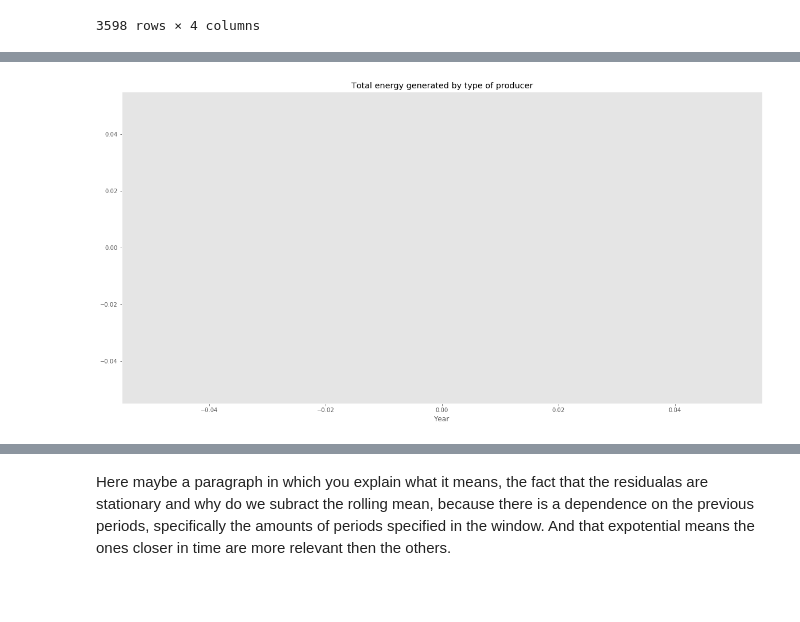
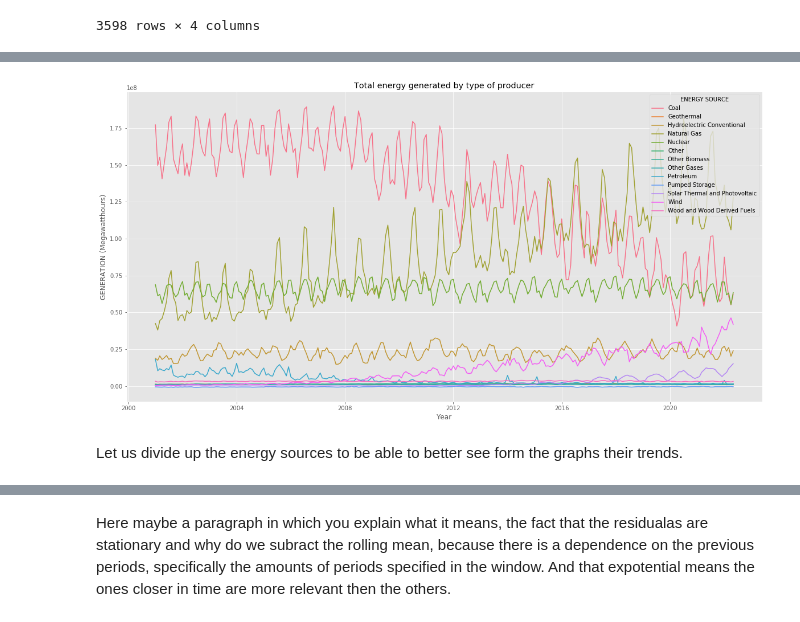
Before and after one commit to MNLKuzmin/USEnergy_Generation, a Jupyter notebook: TimeseriesNotebook.ipynb, the cells around one changed output, grey strips where cells are left out. Drawn from its saved outputs; the diff is of its cells as text; code cells hidden in the pictures; blank space fills up the shorter version.

```diff
--- a/TimeseriesNotebook.ipynb
+++ b/TimeseriesNotebook.ipynb
@@ -343,17 +270,18 @@ US_source['GENERATION (Megawatthours)'].plot();
+# %%
+US_source=US_source[(US_source['ENERGY SOURCE']!='Total')]
 # %%
-#Figsize
 plt.figure(figsize=(20,10))
 #Seaborn style
-#sns.color_palette("tab10")
+sns.color_palette("tab10")
 #Plot - using mdates for correct datetime format
-#sns.scatterplot(data=US_source,
-#                x="date",y="Generation (Megawatthours)",hue="ENERGY SOURCE").xaxis.set_major_formatter(mdates.DateFormatter('%Y'))
-plt.plot(x="date",y="Generation (Megawatthours)", kind='line')
+sns.lineplot(data=US_source, x=US_source['date'] ,y=US_source["GENERATION (Megawatthours)"],hue="ENERGY SOURCE")
 #Plot additional properties
-plt.grid()
+#plt.grid()
 #plt.xticks([str(i+2001)+"-01-01" for i in range(22)])
 plt.title("Total energy generated by type of producer")
-plt.xlabel("Year")
-plt.show();
+plt.xlabel("Year");
+plt.show()
 # %% [output]
-[figure, old version]
+[figure, new version]
+# %% [markdown]
+Let us divide up the energy sources to be able to better see form the graphs their trends.
```
Also changed, not shown: parts of 131 cells of this notebook.
